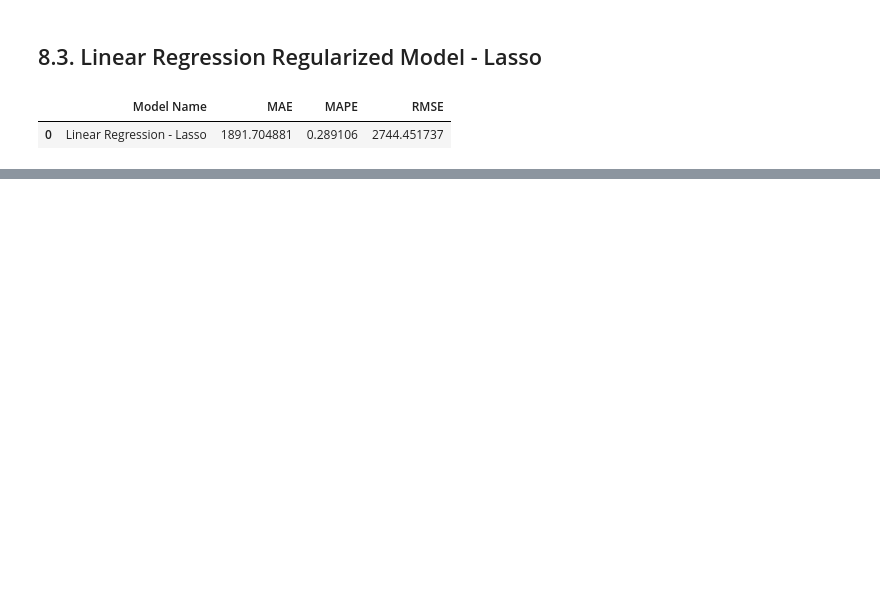
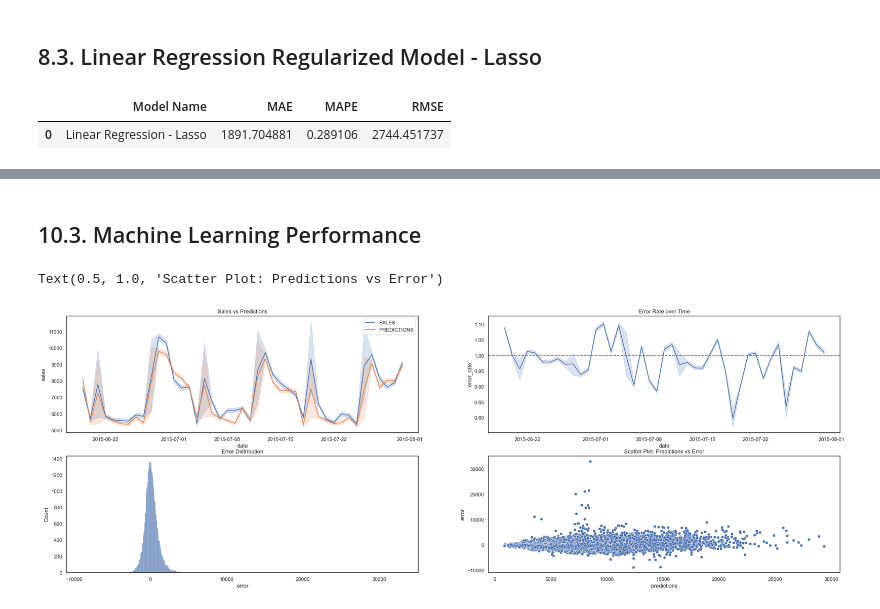
Before and after one commit to lfaferreira/predict-rossmann-store-sales, a Jupyter notebook: rossmann_store_sales_prediction.ipynb, the cells around one changed output, grey strips where cells are left out. Saved outputs shown, nothing was run; the diff lists cells and outputs as text; code cells hidden in the pictures; blank space fills up the shorter version.

```diff
--- a/rossmann_store_sales_prediction.ipynb
+++ b/rossmann_store_sales_prediction.ipynb
@@ -1229,4 +1283,5 @@ cols_selected_boruta = ['store',
 feat_to_add = ['date', 'sales']
 
 # final features
-cols_selected_boruta.extend(feat_to_add)
+cols_selected_boruta_full = cols_selected_boruta.copy()
+cols_selected_boruta_full.extend(feat_to_add)
@@ -1304,0 +1444,9 @@ lrr_result
+# %%
+param ={'n_estimators': [1500, 1700, 2500, 3000, 3500],
+        'eta': [0.01, 0.03],
+        'max_depth': [3, 5, 9],
+        'subsample': [0.1, 0.5, 0.7],
+        'colsample_bytree': [0.3, 0.7, 0.9 ],
+        'min_child_weight': [3, 8, 15]}
+
+MAX_EVAL = 10
@@ -1304,0 +1613,30 @@ lrr_result
+# %%
+df10['error'] = df10['sales'] - df10['predictions']
+df10['error_rate'] = df10['predictions'] / df10['sales']
+# %% [markdown]
+## 10.3. Machine Learning Performance
+# %%
+plt.figure(figsize=(30, 10))
+
+plt.subplot(2, 2, 1)
+sns.lineplot(x='date', y='sales', data=df10, label='SALES')
+sns.lineplot(x='date', y='predictions', data=df10, label='PREDICTIONS')
+plt.title('Sales vs Predictions')
+plt.legend()
+
+
+plt.subplot(2, 2, 2)
+sns.lineplot(x='date', y='error_rate', data=df10)
+plt.axhline(1, linestyle='--')
+plt.title('Error Rate over Time')
+
+plt.subplot(2, 2, 3)
+sns.histplot(x='error', data=df10)
+plt.title('Error Distribution')
+
+plt.subplot(2, 2, 4)
+sns.scatterplot(x='predictions', y='error', data=df10)
+plt.title('Scatter Plot: Predictions vs Error')
+# %% [output]
+Text(0.5, 1.0, 'Scatter Plot: Predictions vs Error')
+[figure, added]
```
Also changed, not shown: parts of 65 cells of this notebook.
